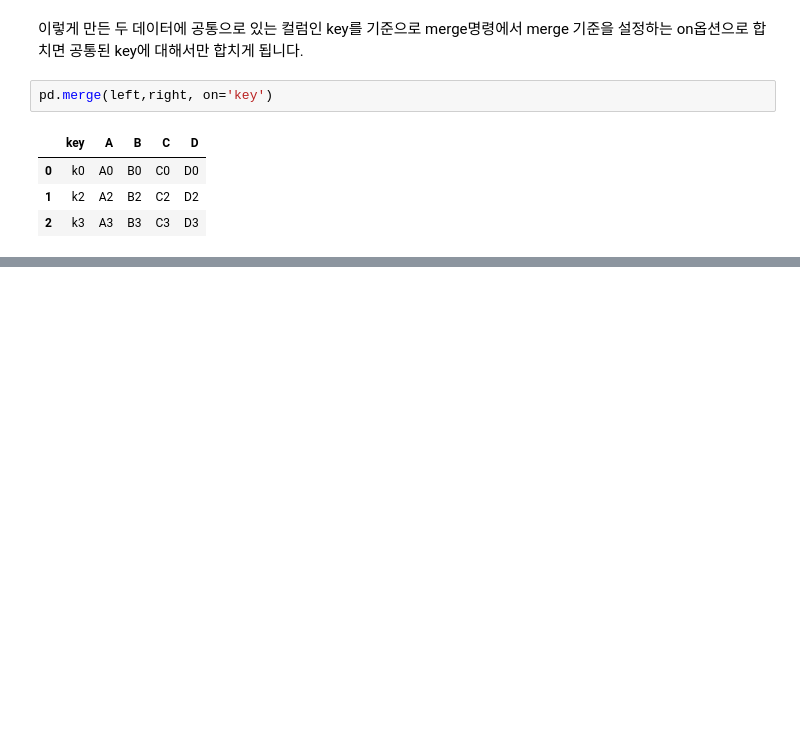
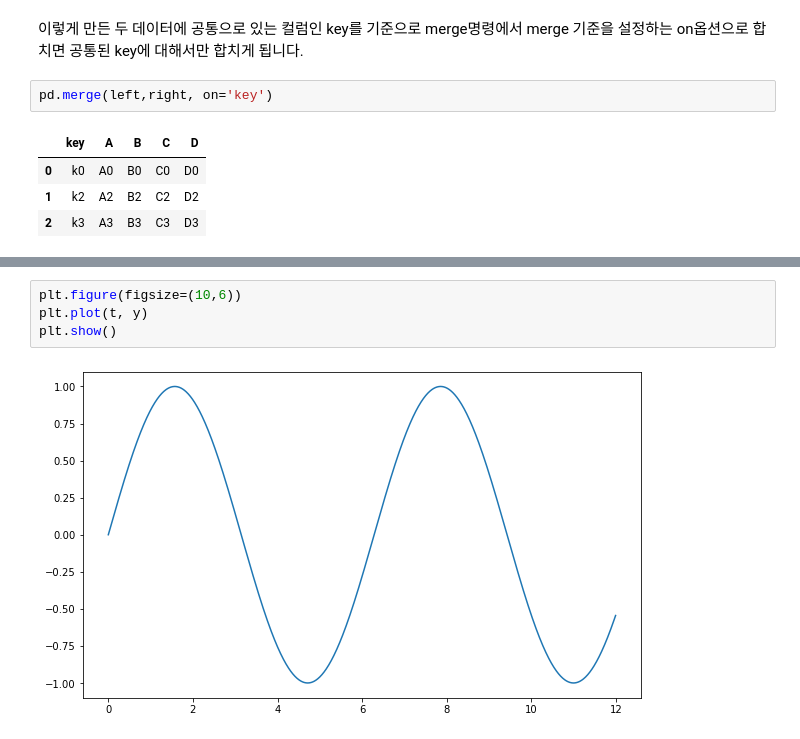
Before and after one commit to choiuikang/data_python, a Jupyter notebook: chapter-1.ipynb, the cells around one changed output, grey strips where cells are left out. Drawn from its saved outputs; the diff is of its cells as text; blank space fills up the shorter version.

```diff
--- a/chapter-1.ipynb
+++ b/chapter-1.ipynb
@@ -818,0 +964,6 @@ pd.merge(left,right, on='key')
+# %%
+plt.figure(figsize=(10,6))
+plt.plot(t, y)
+plt.show()
+# %% [output]
+[figure, added]
```
Also changed, not shown: parts of 93 cells of this notebook.
